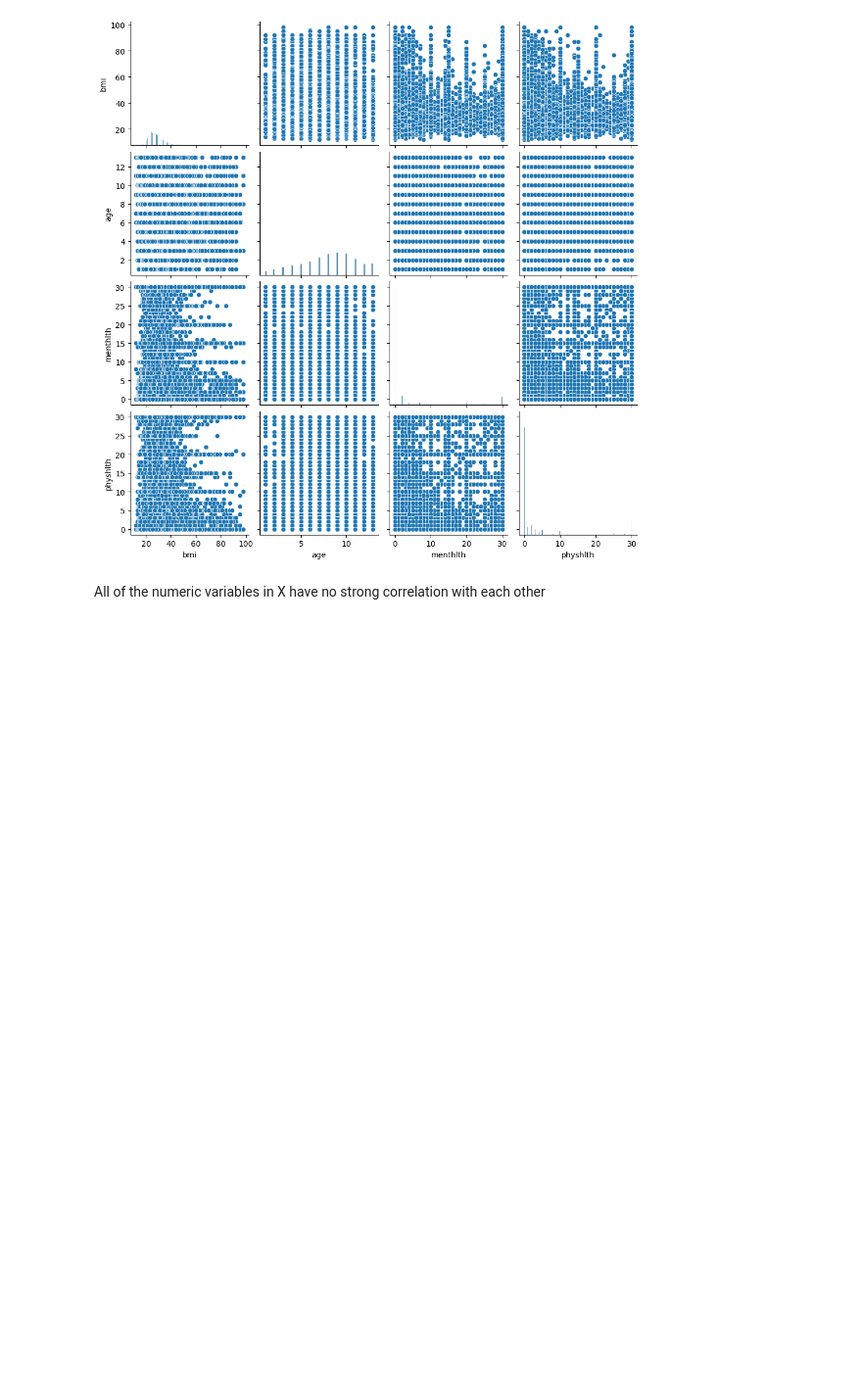
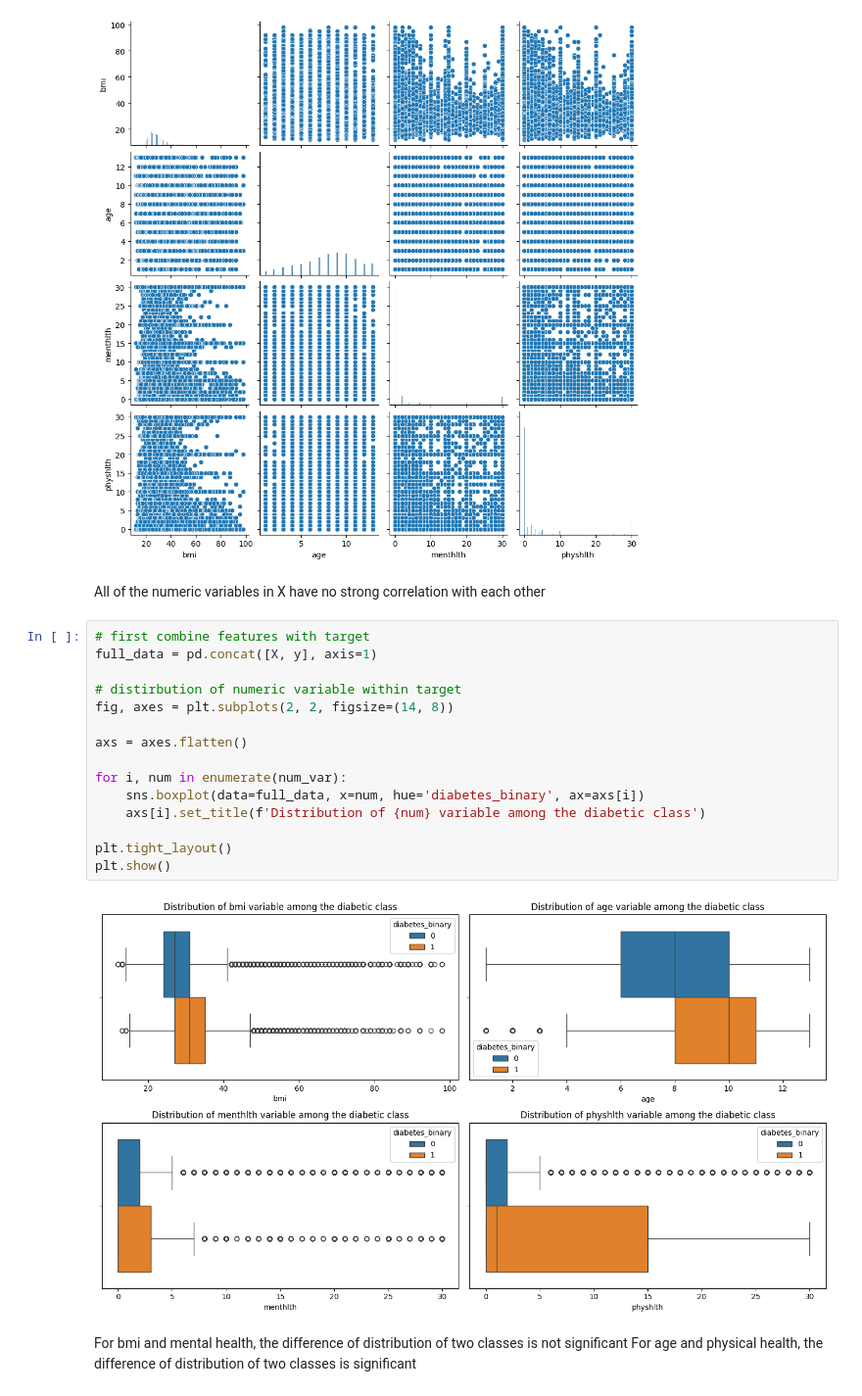
Before and after one commit to julam9/ML-Zoomcamp-2024, a Jupyter notebook: Midterm-project/mid.ipynb, the cells around one changed output. Shown at 98% size. Saved outputs shown, nothing was run; the diff lists cells and outputs as text; blank space fills up the shorter version.

```diff
--- a/Midterm-project/mid.ipynb
+++ b/Midterm-project/mid.ipynb
@@ -127,3 +145,23 @@ plt.show()
 [figure]
 # %% [markdown]
 All of the numeric variables in X have no strong correlation with each other
+# %%
+# first combine features with target
+full_data = pd.concat([X, y], axis=1)
+
+# distirbution of numeric variable within target
+fig, axes = plt.subplots(2, 2, figsize=(14, 8))
+
+axs = axes.flatten()
+
+for i, num in enumerate(num_var):
+    sns.boxplot(data=full_data, x=num, hue='diabetes_binary', ax=axs[i])
+    axs[i].set_title(f'Distribution of {num} variable among the diabetic class')
+
+plt.tight_layout()
+plt.show()
+# %% [output]
+[figure, added]
+# %% [markdown]
+For bmi and mental health, the difference of distribution of two classes is not significant
+For age and physical health, the difference of distribution of two classes is significant
```
Also changed, not shown: parts of 1 cell of this notebook.
